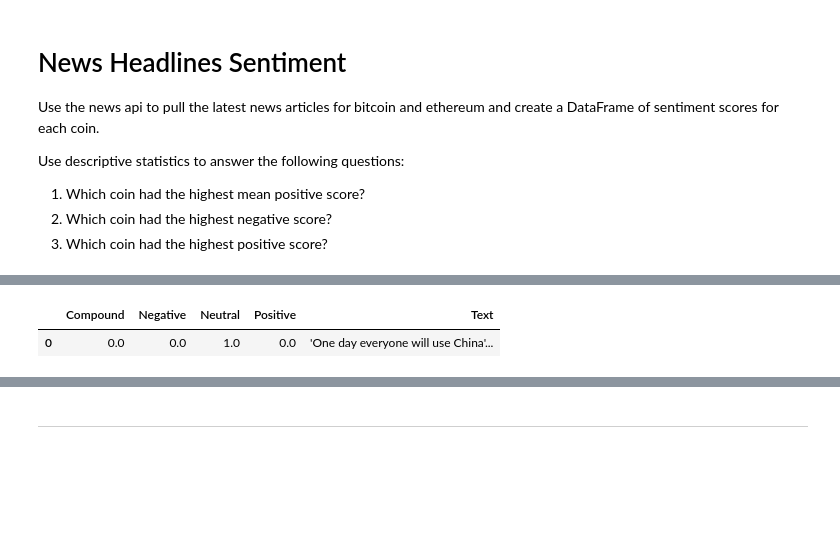
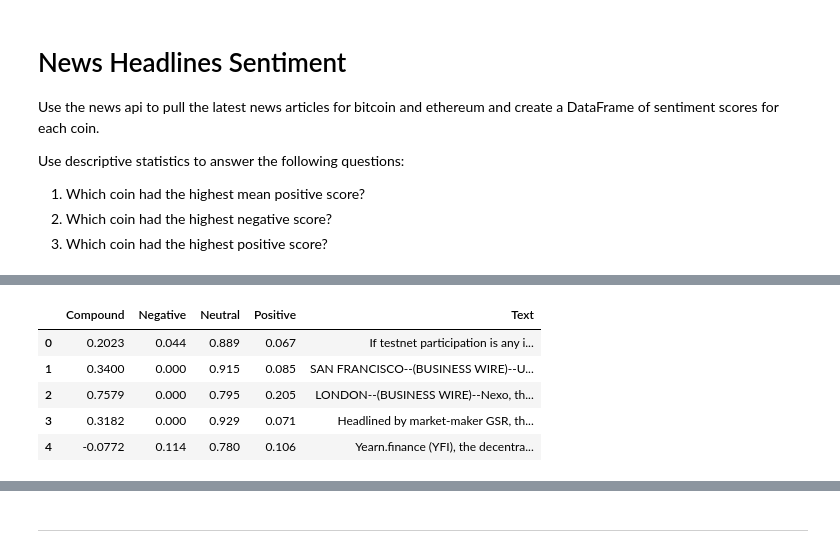
Before and after one commit to gw12s/Natural-Language-Processing-Homework, a Jupyter notebook: Instructions/Starter_Code/crypto_sentiment.ipynb, the cells around one changed output, grey strips where cells are left out. Drawn from its saved outputs; the diff is of its cells as text; code cells hidden in the pictures; blank space fills up the shorter version.

```diff
--- a/Instructions/Starter_Code/crypto_sentiment.ipynb
+++ b/Instructions/Starter_Code/crypto_sentiment.ipynb
@@ -160,6 +78,0 @@ ethereum_headlines = get_articles('ethereum')
-# %%
-# Create the Bitcoin sentiment scores DataFrame
-sentiment_analyzer(bitcoin_headlines)
-# %% [output]
-|  | Compound | Negative | Neutral | Positive | Text |
-| 0 | 0.0 | 0.0 | 1.0 | 0.0 | 'One day everyone will use China'... |
@@ -168,2 +79,37 @@ sentiment_analyzer(bitcoin_headlines)
+# %%
+# Create the ethereum sentiment scores DataFrame
+ethereum_sentiments = []
+
+for article in ethereum_headlines["articles"]:
+    try:
+        sentiment = analyzer.polarity_scores(article['content'])
+
+        ethereum_sentiments.append({
+            "Text": article["content"],
+            "Compound": sentiment["compound"],
+            "Positive": sentiment["pos"],
+            "Negative": sentiment["neg"],
+            "Neutral": sentiment["neu"]
+
+        })
+
+    except AttributeError:
+        pass
+
+# Create DataFrame
+eth_df = pd.DataFrame(ethereum_sentiments)
+
+# Reorder DataFrame columns
+cols =["Compound", "Negative", "Neutral", "Positive", "Text"]
+eth_df = eth_df[cols]
+
+eth_df.head()
+# %% [output]
+|  | Compound | Negative | Neutral | Positive | Text |
+| 0 | 0.2023 | 0.044 | 0.889 | 0.067 | If testnet participation is any i... |
+| 1 | 0.3400 | 0.000 | 0.915 | 0.085 | SAN FRANCISCO--(BUSINESS WIRE)--U... |
+| 2 | 0.7579 | 0.000 | 0.795 | 0.205 | LONDON--(BUSINESS WIRE)--Nexo, th... |
+| 3 | 0.3182 | 0.000 | 0.929 | 0.071 | Headlined by market-maker GSR, th... |
+| 4 | -0.0772 | 0.114 | 0.780 | 0.106 | Yearn.finance (YFI), the decentra... |
 # %%
 # Describe the Bitcoin Sentiment
```
Also changed, not shown: parts of 29 cells of this notebook, 1 other file.
